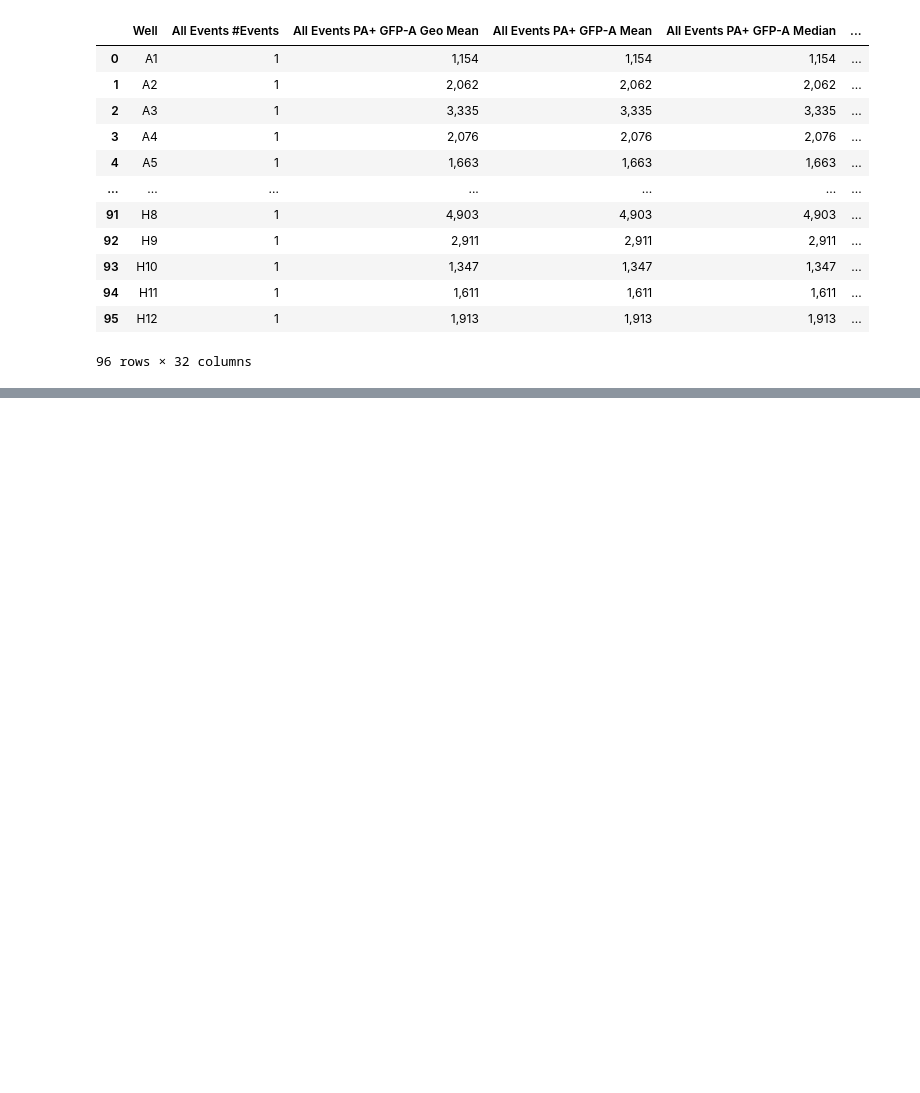
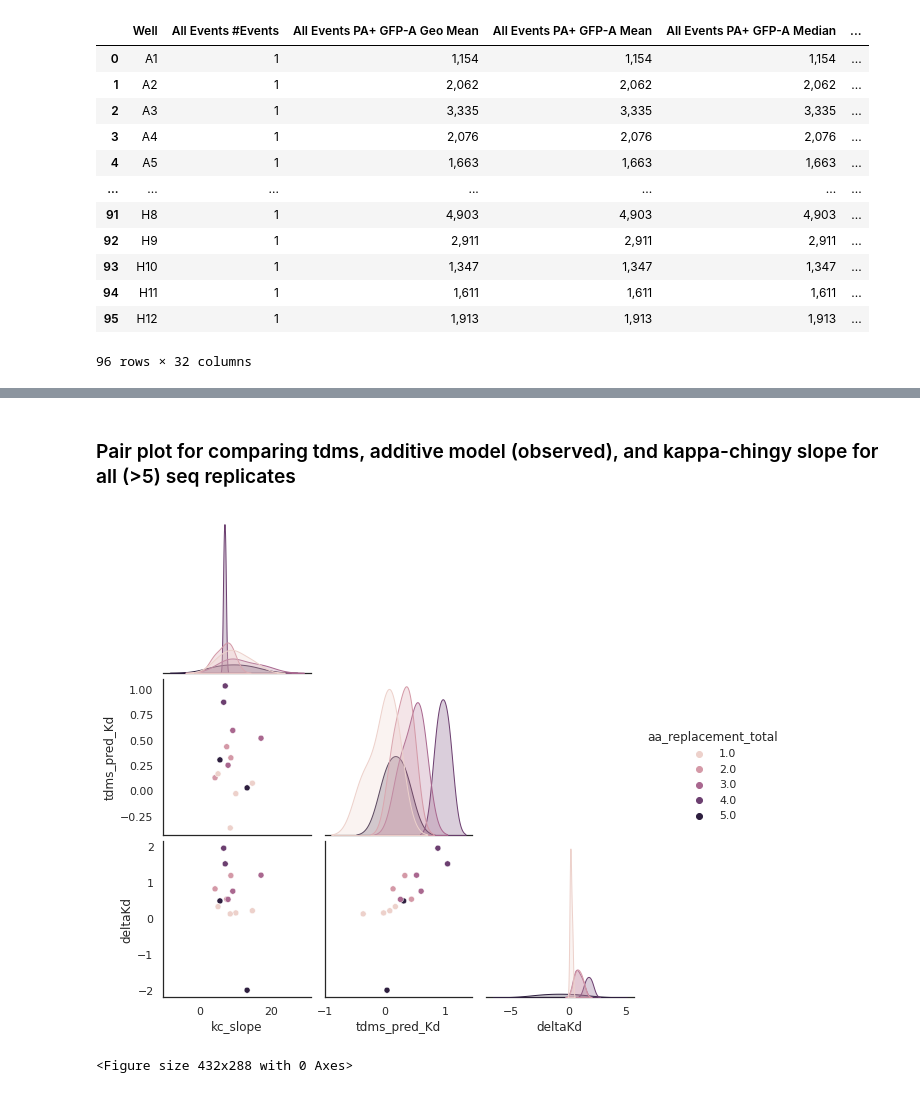
Before and after one commit to jbloomlab/Ab-CGGnaive_DMS, a Jupyter notebook: replay/GC-Index-sorting.ipynb, the cells around one changed output, grey strips where cells are left out. Saved outputs shown, nothing was run; the diff lists cells and outputs as text; code cells hidden in the pictures; blank space fills up the shorter version.

Commit message:
added Indexsort notebook

```diff
--- a/replay/GC-Index-sorting.ipynb
+++ b/replay/GC-Index-sorting.ipynb
@@ -500,0 +517,21 @@ g.savefig("db_cell_sort_ratio.pdf")
+# %%
+# load in the model
+model_path = "data/mse.model"
+model = torch.load(model_path)
+# %%
+### Format data for `torchdms`
+
+# Generate tensors of Tatsuya's data.
+input_dim = model.input_size
+n_cells = len(merged_db)
+tdms_reps = torch.zeros(size=(n_cells, input_dim))
+for i in range(len(aa_seqs)):
+    tdms_reps[i, :] = model.seq_to_binary(aa_seqs[i])
+
+### `torchdms` predictions on Tatsuya's data
+
+model.eval()
+preds = model(tdms_reps)
+# print(preds)
+merged_db['tdms_pred_Kd'] = preds[:, 0].detach()
+merged_db['tdms_pred_expr'] = preds[:, 1].detach()
@@ -500,0 +548,27 @@ g.savefig("db_cell_sort_ratio.pdf")
+# %% [markdown]
+### Pair plot for comparing tdms, additive model (observed), and kappa-chingy slope for all (>5) seq replicates
+# %%
+seq_5_reps = merged_db.query("kc_slope.notnull()")
+uniq_seqs = seq_5_reps.groupby("full_aa_seq").first().reset_index()
+# %%
+import seaborn as sns; sns.set(style='white')
+
+# def corrfunc(x, y, ax=None, **kws):
+#     """Plot the correlation coefficient in the top left hand corner of a plot."""
+#     r, _ = st.pearsonr(x, y)
+#     ax = ax or plt.gca()
+#     ax.annotate(f'ρ = {r:.2f}', xy=(.1, .9), xycoords=ax.transAxes)
+
+g = sns.pairplot(
+    data=uniq_seqs,
+    hue="aa_replacement_total",
+    vars = ["kc_slope", "tdms_pred_Kd", "deltaKd"],
+    corner=True
+)
+
+# g.map_lower(corrfunc)
+plt.show()
+plt.savefig("tdms-ky-slope-add-pairplot.pdf")
+# %% [output]
+[figure, added]
+<Figure size 432x288 with 0 Axes>
```
Also changed, not shown: parts of 68 cells of this notebook, 56 other files.
